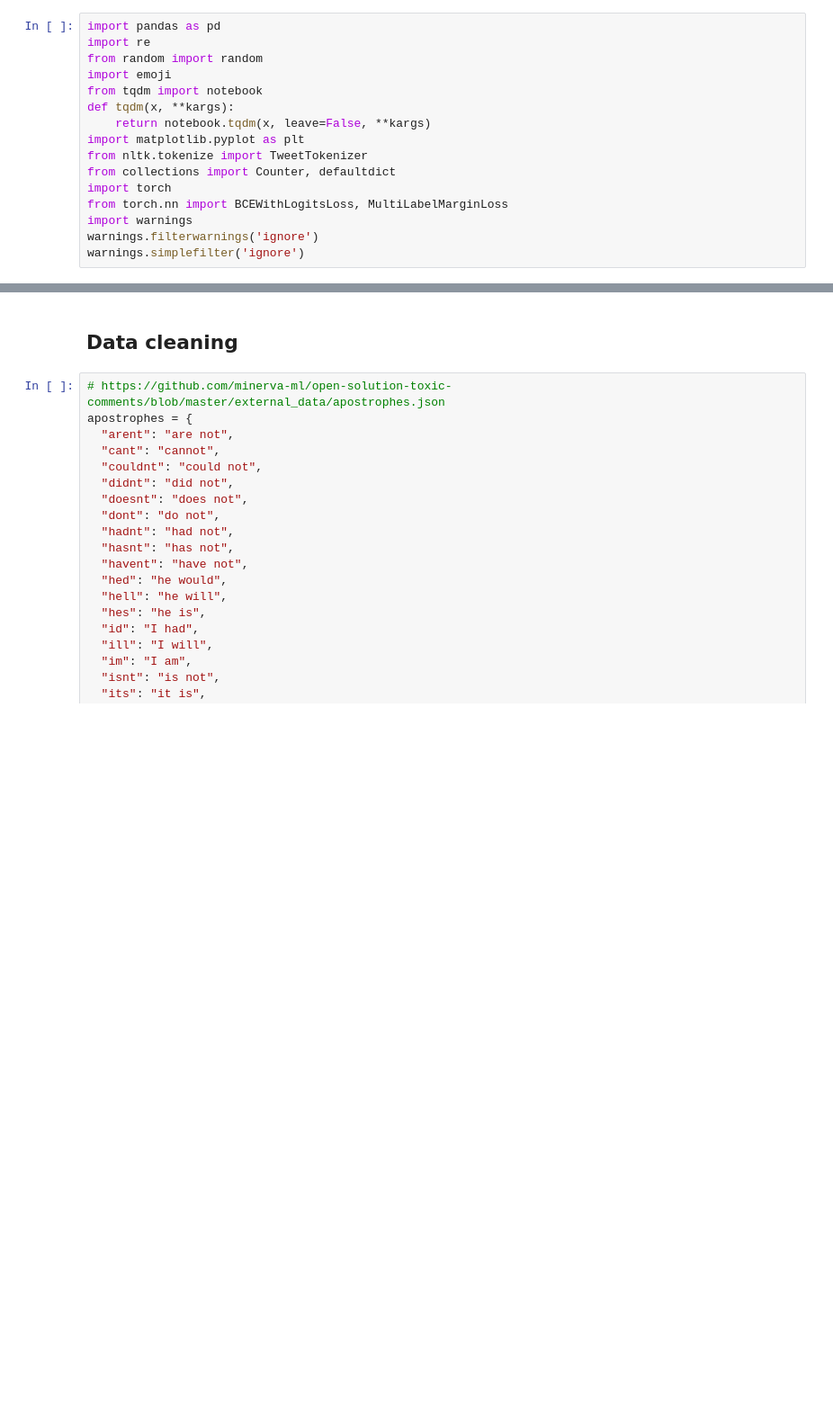
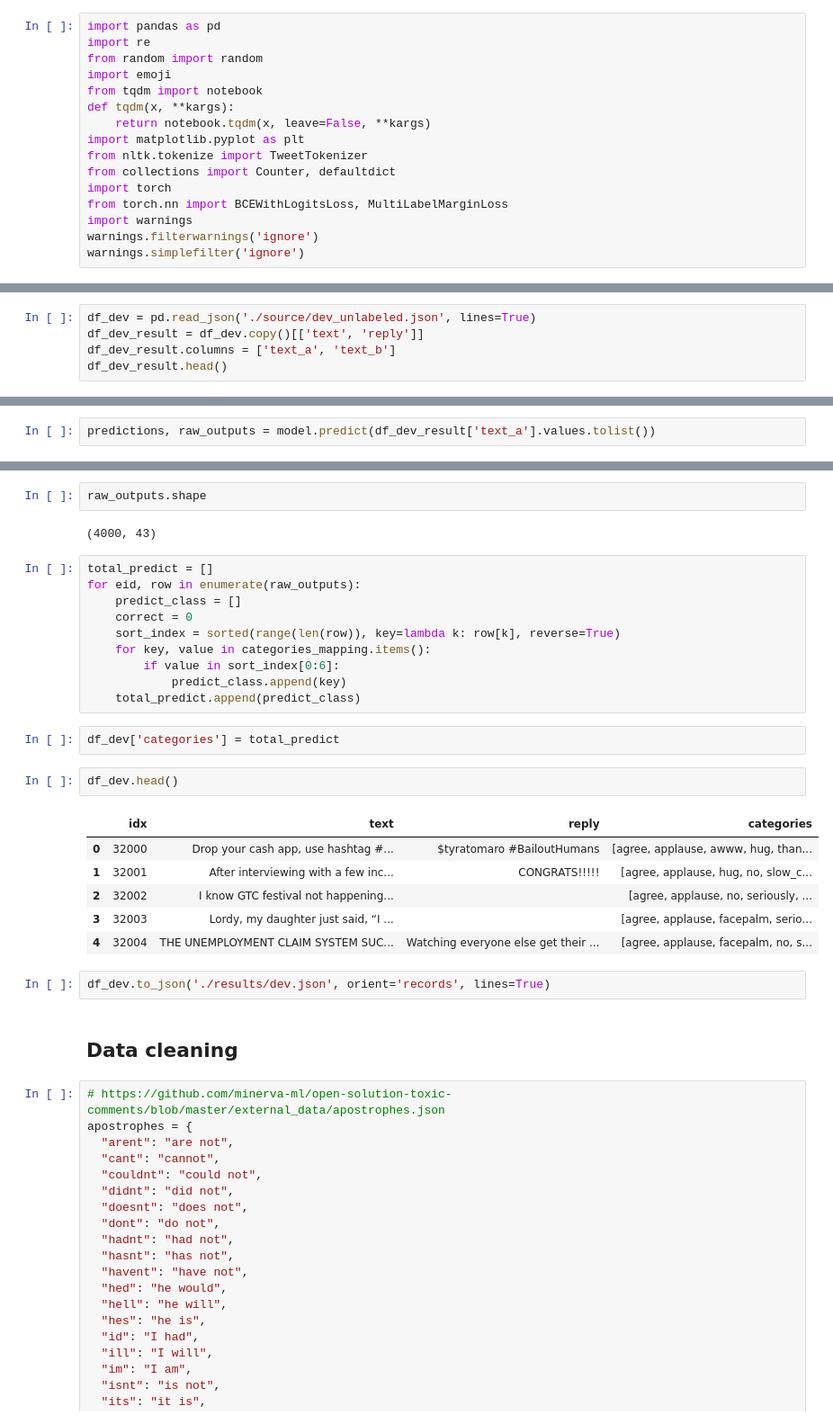
Before and after one commit to wywyWang/NLP-2020-EmotionGIF, a Jupyter notebook: EmotionGIF.ipynb, the cells around one changed output, grey strips where cells are left out. Shown: that part at 90% size. Drawn from its saved outputs; the diff is of its cells as text; blank space fills up the shorter version.

```diff
--- a/EmotionGIF.ipynb
+++ b/EmotionGIF.ipynb
@@ -25,0 +165,5 @@ df = pd.read_json('./source/train_gold.json', lines=True)
+# %%
+df_dev = pd.read_json('./source/dev_unlabeled.json', lines=True)
+df_dev_result = df_dev.copy()[['text', 'reply']]
+df_dev_result.columns = ['text_a', 'text_b']
+df_dev_result.head()
@@ -25,0 +177,2 @@ df = pd.read_json('./source/train_gold.json', lines=True)
+# %%
+predictions, raw_outputs = model.predict(df_dev_result['text_a'].values.tolist())
@@ -26,3 +181,30 @@ df = pd.read_json('./source/train_gold.json', lines=True)
+# %%
+raw_outputs.shape
+# %% [output]
+(4000, 43)
+# %%
+total_predict = []
+for eid, row in enumerate(raw_outputs):
+    predict_class = []
+    correct = 0
+    sort_index = sorted(range(len(row)), key=lambda k: row[k], reverse=True)
+    for key, value in categories_mapping.items():
+        if value in sort_index[0:6]:
+            predict_class.append(key)
+    total_predict.append(predict_class)
+# %%
+df_dev['categories'] = total_predict
+# %%
+df_dev.head()
+# %% [output]
+|  | idx | text | reply | categories |
+| 0 | 32000 | Drop your cash app, use hashtag #... | $tyratomaro #BailoutHumans | [agree, applause, awww, hug, than... |
+| 1 | 32001 | After interviewing with a few inc... | CONGRATS!!!!! | [agree, applause, hug, no, slow_c... |
+| 2 | 32002 | I know GTC festival not happening... |  | [agree, applause, no, seriously, ... |
+| 3 | 32003 | Lordy, my daughter just said, “I ... |  | [agree, applause, facepalm, serio... |
+| 4 | 32004 | THE UNEMPLOYMENT CLAIM SYSTEM SUC... | Watching everyone else get their ... | [agree, applause, facepalm, no, s... |
+# %%
+df_dev.to_json('./results/dev.json', orient='records', lines=True)
 # %% [markdown]
 ## Data cleaning
 # %%
```
Also changed, not shown: parts of 22 cells of this notebook.
